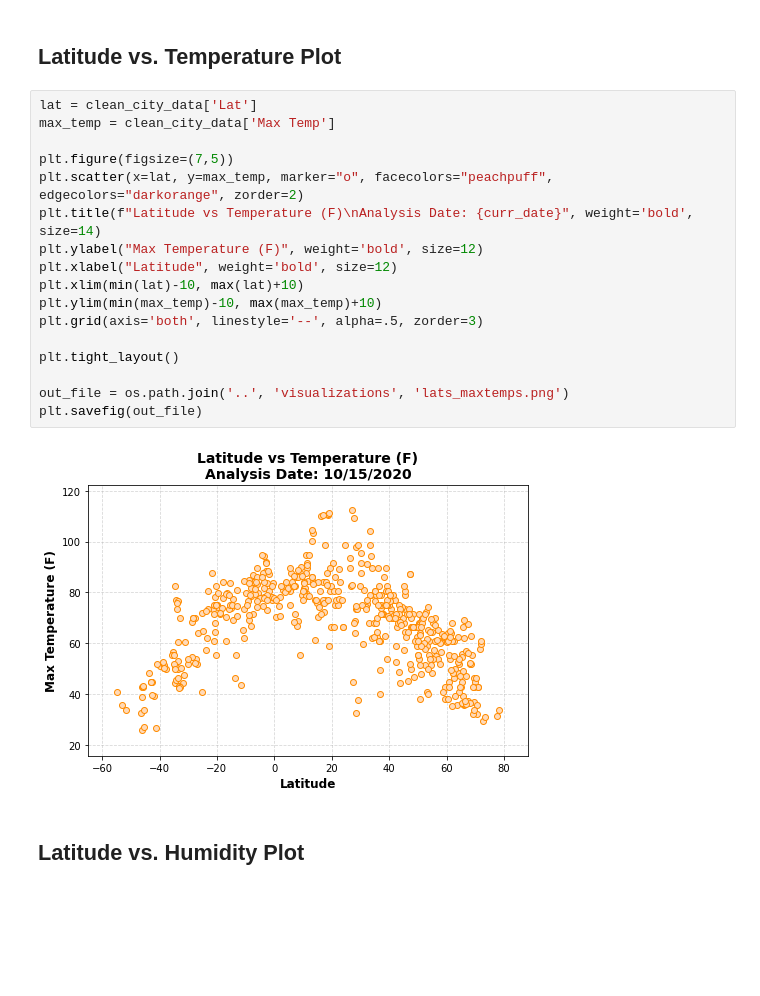
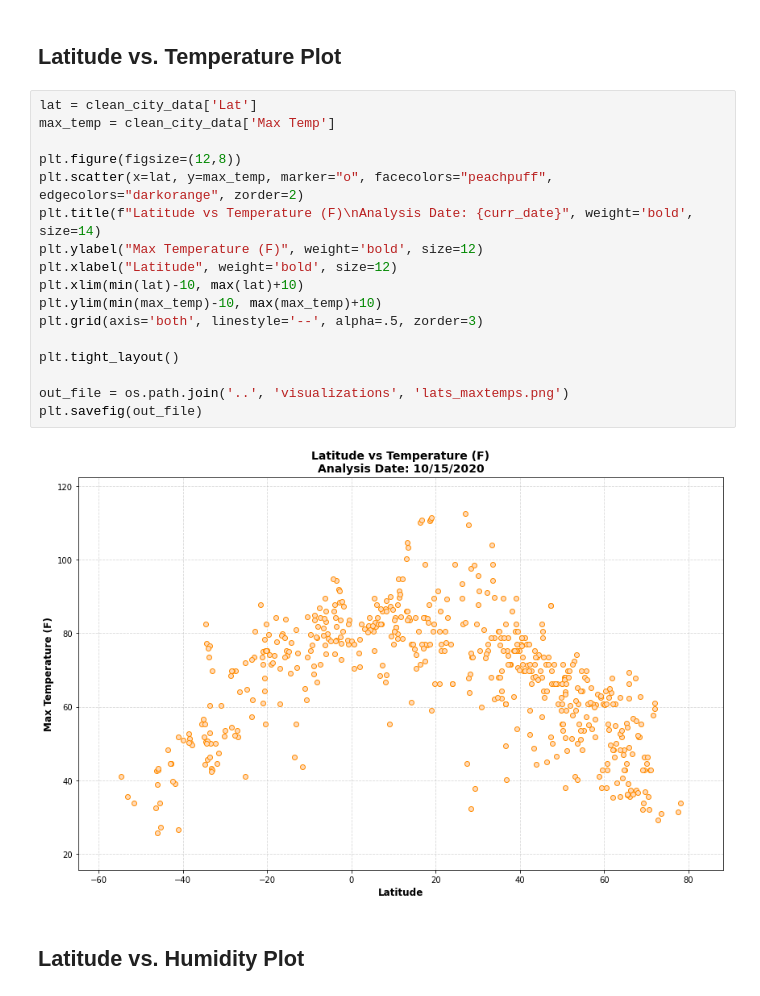
Before and after one commit to KaiCee2010/web-design-challenge, a Jupyter notebook: WebVisualizations/Resources/WeatherPy.ipynb, the cells around one changed output. Cells and saved outputs as stored; diff of their text form; blank space fills up the shorter version.

Commit message:
Updated images on landing page and exported plots.

```diff
--- a/WebVisualizations/Resources/WeatherPy.ipynb
+++ b/WebVisualizations/Resources/WeatherPy.ipynb
@@ -94,22 +94,22 @@ curr_date = pd.to_datetime('today').date().strftime('%m/%d/%Y')
 # %%
 lat = clean_city_data['Lat']
 max_temp = clean_city_data['Max Temp']
 
-plt.figure(figsize=(7,5))
+plt.figure(figsize=(12,8))
 plt.scatter(x=lat, y=max_temp, marker="o", facecolors="peachpuff", edgecolors="darkorange", zorder=2)
 plt.title(f"Latitude vs Temperature (F)\nAnalysis Date: {curr_date}", weight='bold', size=14)
 plt.ylabel("Max Temperature (F)", weight='bold', size=12)
 plt.xlabel("Latitude", weight='bold', size=12)
 plt.xlim(min(lat)-10, max(lat)+10)
 plt.ylim(min(max_temp)-10, max(max_temp)+10)
 plt.grid(axis='both', linestyle='--', alpha=.5, zorder=3)
 
 plt.tight_layout()
 
 out_file = os.path.join('..', 'visualizations', 'lats_maxtemps.png')
 plt.savefig(out_file)
 # %% [output]
-[figure, old version]
+[figure, new version]
 # %% [markdown]
 ## Latitude vs. Humidity Plot
 # %%
```
Also changed, not shown: parts of 3 cells of this notebook, 5 other files.
